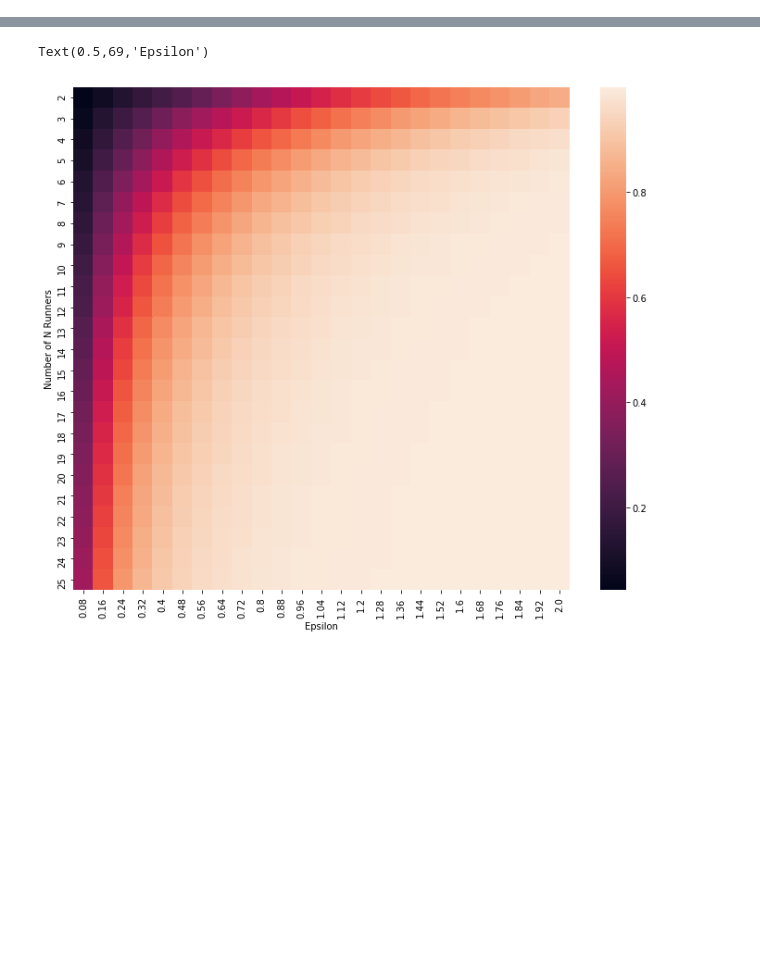
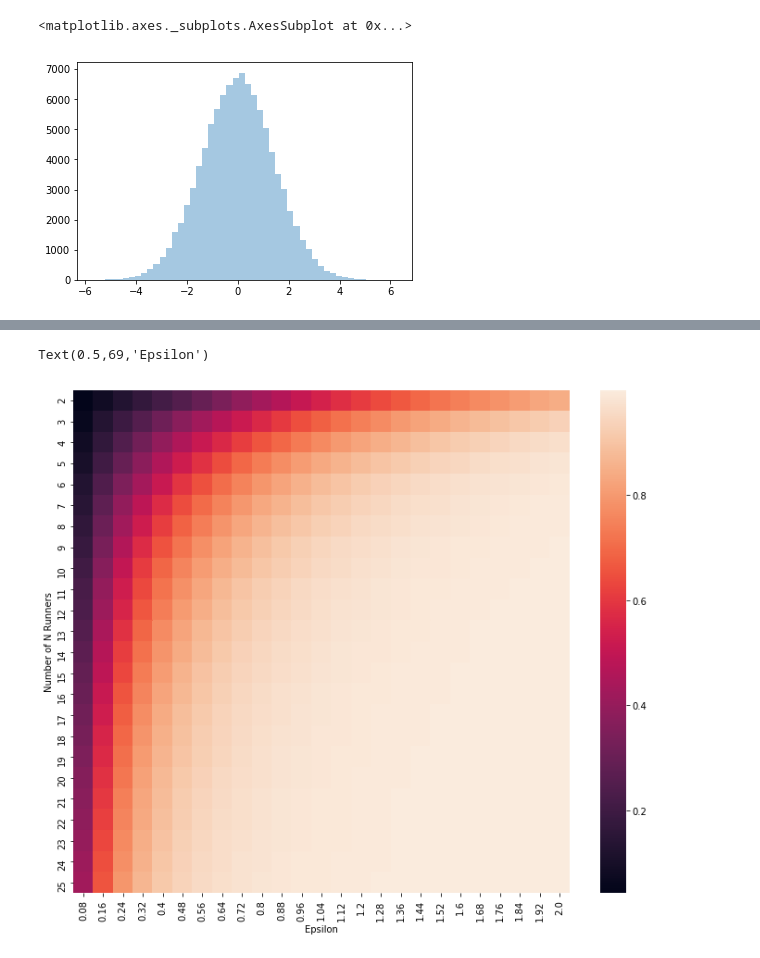
Before and after one commit to j1c/musings, a Jupyter notebook: 538-TheRiddler/20180511/numerical_experiment.ipynb, the cells around one changed output, grey strips where cells are left out. Cells and saved outputs as stored; diff of their text form; code cells hidden in the pictures; blank space fills up the shorter version.

```diff
--- a/538-TheRiddler/20180511-Marathon/numerical_experiment.ipynb
+++ b/538-TheRiddler/20180511/numerical_experiment.ipynb
@@ -13,10 +13,20 @@ def get_samples(mu, sigma, n, iterations):
     return out
 # %%
 # Distribution constants
-mu = 0
+mu = 1
 sigma = 1
 
 # Experiment constants
 epsilon = .1
-n = 1000
-iterations = 5000
+n = 3
+iterations = 100000
+# %%
+X = get_samples(mu, sigma, n, iterations)
+# %%
+#X = np.sort(X, axis=1)
+X = X[:, 1:] - X[:, :n-1]
+# %%
+sns.distplot(X[:, 0], kde=False)
+# %% [output]
+<matplotlib.axes._subplots.AxesSubplot at 0x...>
+[figure, added]
```
Also changed, not shown: parts of 1 cell of this notebook, 5 other files.
